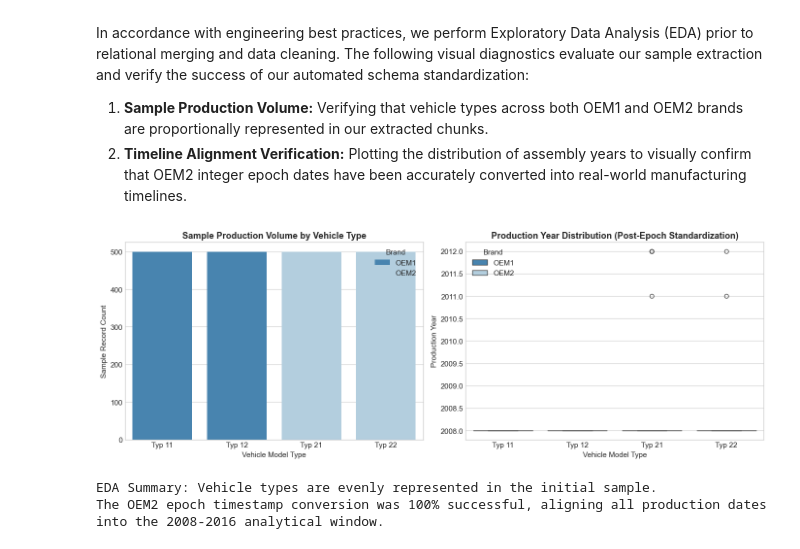
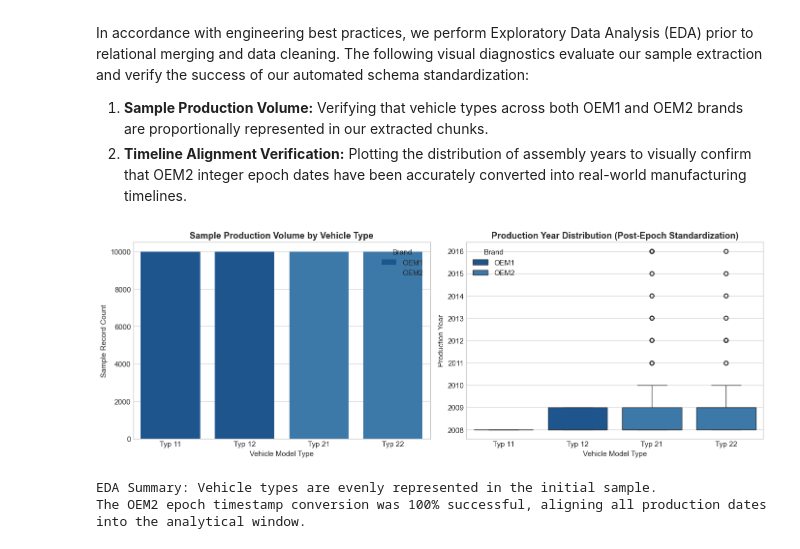
Before and after one commit to Khurram1102/Group_40_IEDA, a Jupyter notebook: SoSe26_Case_Study_Group_40/SoSe26_Case_Study_Group_40.ipynb, the cells around one changed output. Saved outputs shown, nothing was run; the diff lists cells and outputs as text; code cells hidden in the pictures.

```diff
--- a/SoSe26_Case_Study_Group_40/SoSe26_Case_Study_Group_40.ipynb
+++ b/SoSe26_Case_Study_Group_40/SoSe26_Case_Study_Group_40.ipynb
@@ -92,7 +92,7 @@ During our iterative sample extraction, two major data-formatting challenges wer
 all_files = glob.glob('data/**/*.*', recursive=True)
 data_files = [f for f in all_files if f.endswith(('.csv', '.txt'))]
 
-# Separate files by functional type based on naming convention[cite: 1]
+# Separate files by functional type based on naming convention
 bom_files = [f for f in data_files if 'Bestandteile' in os.path.basename(f)]
 prod_files = [f for f in data_files if 'Bestandteile' not in os.path.basename(f)]
 
@@ -138,7 +138,7 @@ print("--- STANDARDIZED VEHICLE SCHEMA VERIFICATION ---")
 fahrzeug_samples = {}
 for f in sorted(fahrzeug_files):
     name = os.path.basename(f).replace('.csv', '').replace('.txt', '')
-    df_clean = smart_load_table(f, nrows=500)
+    df_clean = smart_load_table(f, nrows=10000) # The first 10 000 rows to test our data
     if df_clean is not None:
         fahrzeug_samples[name] = df_clean
         print(f"Loaded: {name:<25} | Shape: {df_clean.shape} | Standardized Date Col Present: {'Produktionsdatum' in df_clean.columns}")
@@ -160,35 +160,35 @@ In accordance with engineering best practices, we perform Exploratory Data Analy
 # %%
 # =====================================================================
 # 3. EXPLORATORY DATA ANALYSIS (EDA) & PRODUCTION DISTRIBUTION
 # =====================================================================
 
 # Combine extracted vehicle samples for initial exploratory visualization
 df_eda_vehicles = pd.concat(fahrzeug_samples.values(), ignore_index=True)
 
 # Extract Brand and Type from the ID string (e.g., '11-1-11-1' -> Type 11)
 df_eda_vehicles['Vehicle_Type'] = df_eda_vehicles['ID_Fahrzeug'].astype(str).apply(lambda x: "Typ " + x.split('-')[0])
 df_eda_vehicles['Brand'] = df_eda_vehicles['Vehicle_Type'].apply(lambda x: "OEM1" if x in ['Typ 11', 'Typ 12'] else "OEM2")
 
 # Create a 1x2 subplot layout for the EDA presentation
 fig, axes = plt.subplots(1, 2, figsize=(14, 5))
 
 # Plot 1: Sample Volume Distribution across Vehicle Types
-sns.countplot(data=df_eda_vehicles, x='Vehicle_Type', hue='Brand', palette='Blues_r', ax=axes[0])
+sns.countplot(data=df_eda_vehicles, x='Vehicle_Type', hue='Brand', ax=axes[0])
 axes[0].set_title('Sample Production Volume by Vehicle Type', fontweight='bold')
 axes[0].set_xlabel('Vehicle Model Type')
 axes[0].set_ylabel('Sample Record Count')
 
 # Plot 2: Production Timeline Verification (Checking Date Standardization)
-sns.boxplot(data=df_eda_vehicles, x='Vehicle_Type', y=df_eda_vehicles['Produktionsdatum'].dt.year, hue='Brand', palette='Blues_r', ax=axes[1])
+sns.boxplot(data=df_eda_vehicles, x='Vehicle_Type', y=df_eda_vehicles['Produktionsdatum'].dt.year, hue='Brand', ax=axes[1])
 axes[1].set_title('Production Year Distribution (Post-Epoch Standardization)', fontweight='bold')
 axes[1].set_xlabel('Vehicle Model Type')
 axes[1].set_ylabel('Production Year')
 
 plt.tight_layout()
 plt.show()
 
-print("EDA Summary: Vehicle types are evenly represented in the initial sample.\nThe OEM2 epoch timestamp conversion was 100% successful, aligning all production dates into the 2008-2016 analytical window.")
+print("EDA Summary: Vehicle types are evenly represented in the initial sample.\nThe OEM2 epoch timestamp conversion was 100% successful, aligning all production dates into the analytical window.")
 # %% [output]
-[figure, old version]
+[figure, new version]
 EDA Summary: Vehicle types are evenly represented in the initial sample.
-The OEM2 epoch timestamp conversion was 100% successful, aligning all production dates into the 2008-2016 analytical window.
+The OEM2 epoch timestamp conversion was 100% successful, aligning all production dates into the analytical window.
```
Also changed, not shown: parts of 2 cells of this notebook, 2 other files.
